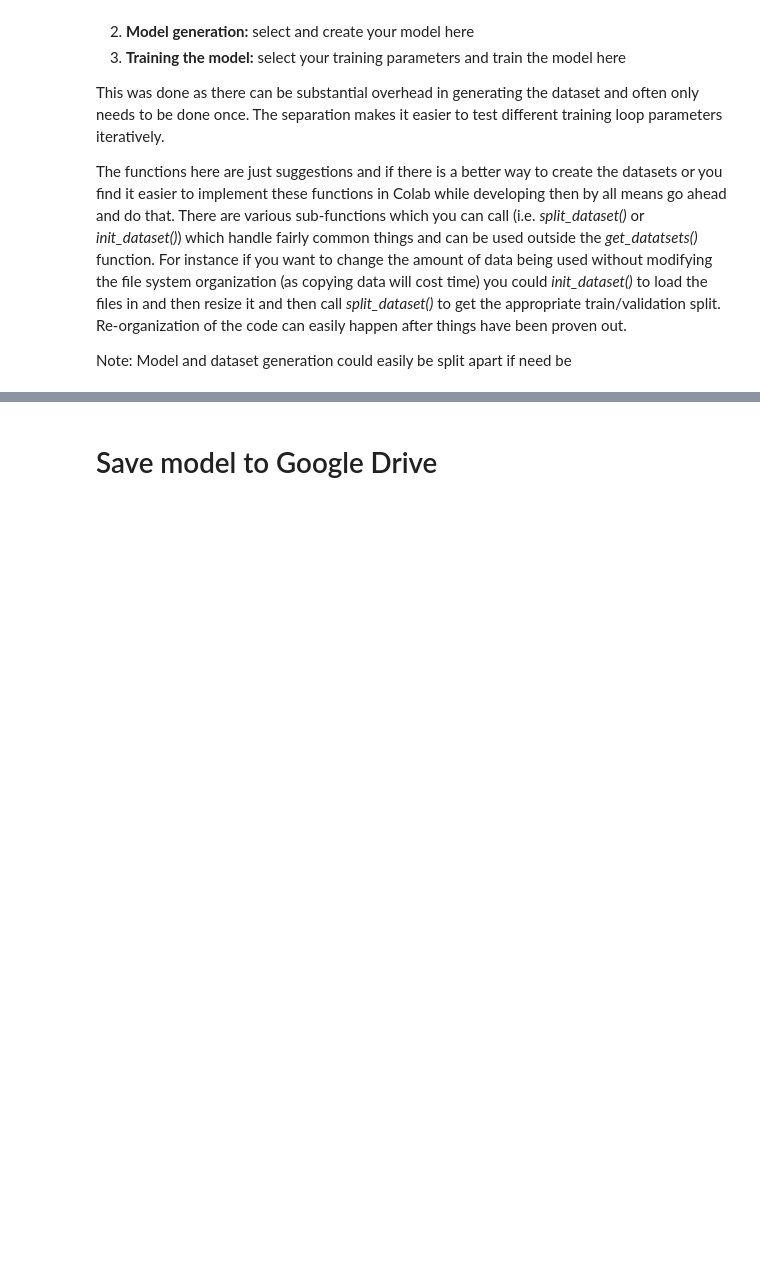
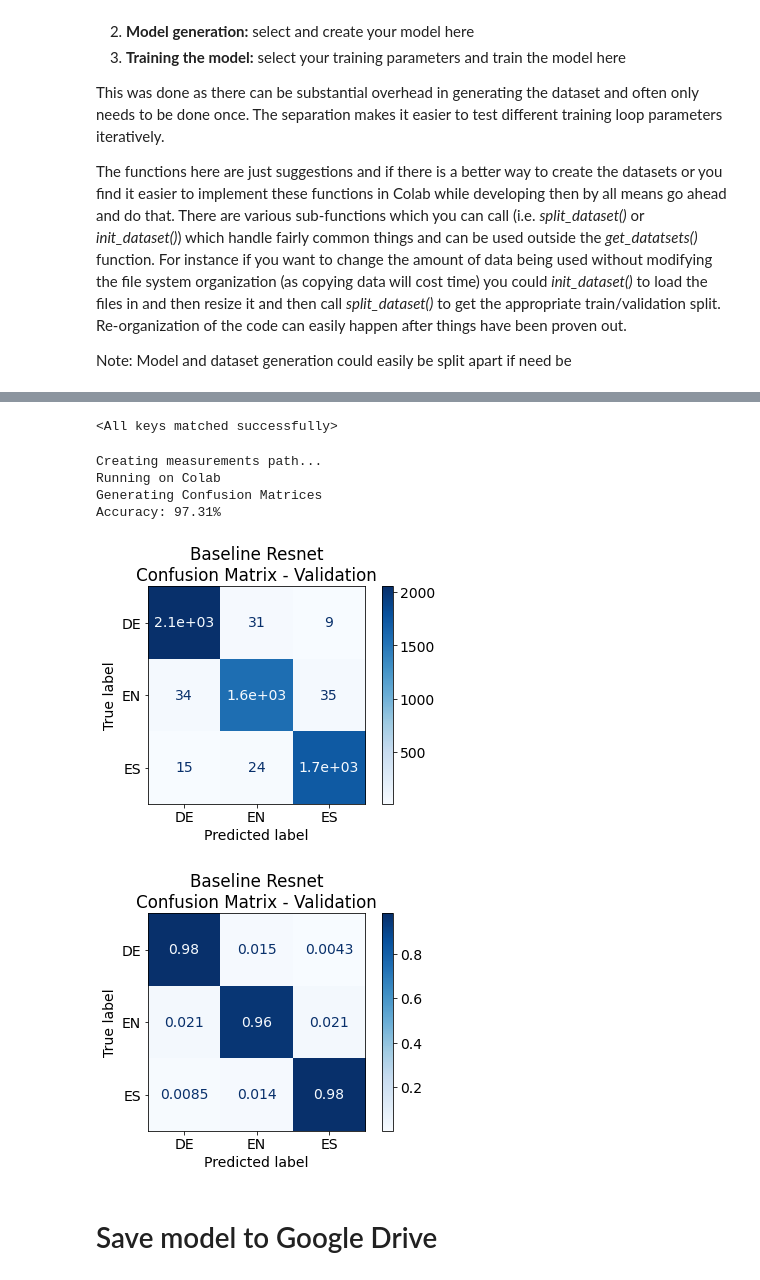
Before and after one commit to rgmartin/ECSE-552-Final-Project, a Jupyter notebook: execution_framework.ipynb, the cells around one changed output, grey strips where cells are left out. Cells and saved outputs as stored; diff of their text form; code cells hidden in the pictures; blank space fills up the shorter version.

```diff
--- a/execution_framework.ipynb
+++ b/execution_framework.ipynb
@@ -187,3 +192,21 @@ Generating Confusion Matrices
+# %%
+# Load best saved weights
+state_dict = torch.load('/content/drive/MyDrive/ECSE-552-FP/Checkpoints/Apr-05-2022/Baseline_v2_chk_00_46_51-.chk')['state_dict']
+model.load_state_dict(state_dict)
+# %% [output]
+<All keys matched successfully>
+# %%
+# Confusion matrix to plot with test set
+measurements_path = init_measurements_path()
+profiler_filename, plot_filename, plot_time = make_log_filenames(model_name)
+conf_mat = plot_confusion_matrix(model, model_name, val_dataset, "Validation", batch_size=batch_size, measurements_path=measurements_path, plot_time=plot_time)
+# %% [output]
+Creating measurements path...
+Running on Colab
+Generating Confusion Matrices
+Accuracy: 97.31%
+[figure, added]
+[figure, added]
 # %% [markdown]
 # Save model to Google Drive
 # %%
```
Also changed, not shown: parts of 12 cells of this notebook.
